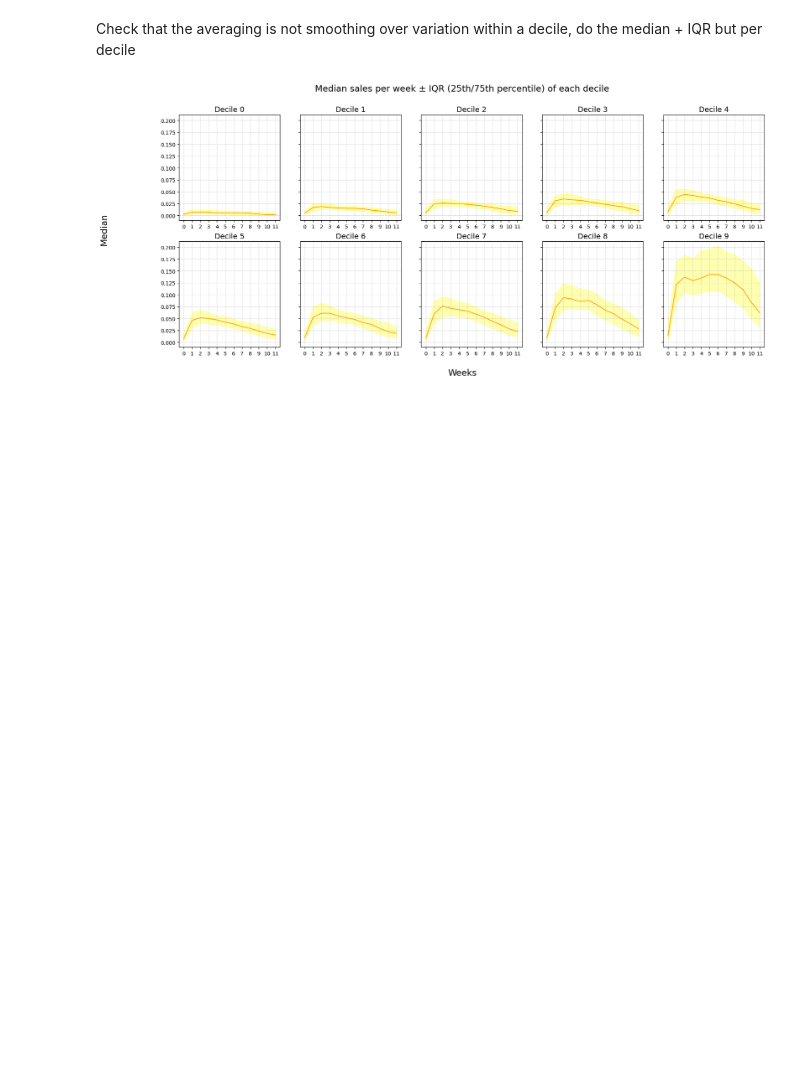
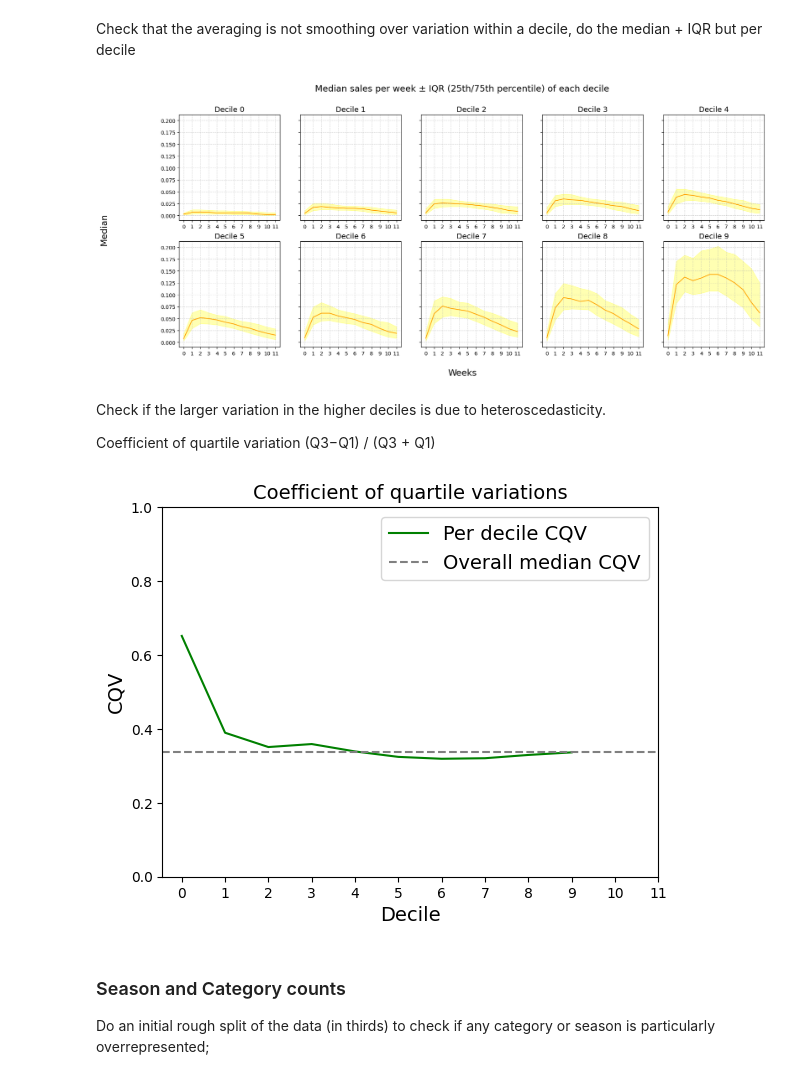
Before and after one commit to martadossantos/product-sales, a Jupyter notebook: sales.ipynb, the cells around one changed output. Drawn from its saved outputs; the diff is of its cells as text; code cells hidden in the pictures; blank space fills up the shorter version.

```diff
--- a/sales.ipynb
+++ b/sales.ipynb
@@ -156,3 +157,36 @@ fig.suptitle('Median sales per week ± IQR (25th/75th percentile) of each decile
 plt.show()
 # %% [output]
 [figure]
+# %% [markdown]
+Check if the larger variation in the higher deciles is due to heteroscedasticity.
+
+Coefficient of quartile variation
+(Q3−Q1) / (Q3 + Q1)
+# %%
+long = (df.reset_index(names='product')
+          .melt(id_vars=['product', 'decile'],
+                value_vars=week_cols, var_name='week', value_name='sales')
+          .astype({'week': int}))
+
+q = long.groupby(['decile', 'week'])['sales'].quantile([.25, .5, .75]).unstack()
+q.columns = ['q1', 'med', 'q3']
+q['qcd'] = (q.q3 - q.q1) / (q.q3 + q.q1)
+
+per_decile = q.groupby('decile')['qcd'].median()
+spread = q.groupby('decile')['qcd'].agg(['min', 'max'])
+
+plt.plot(per_decile.index, per_decile, color='green', label='Per decile CQV')
+plt.axhline(per_decile.median(), color='grey', linestyle='--', label='Overall median CQV')
+plt.ylim(0, 1)
+
+plt.xlabel('Decile')
+plt.ylabel('CQV')
+plt.xticks(weeks)
+plt.title('Coefficient of quartile variations')
+plt.legend()
+plt.show()
+# %% [output]
+[figure, added]
+# %% [markdown]
+### Season and Category counts
+Do an initial rough split of the data (in thirds) to check if any category or season is particularly overrepresented;
```
Also changed, not shown: parts of 4 cells of this notebook, 1 other file.
